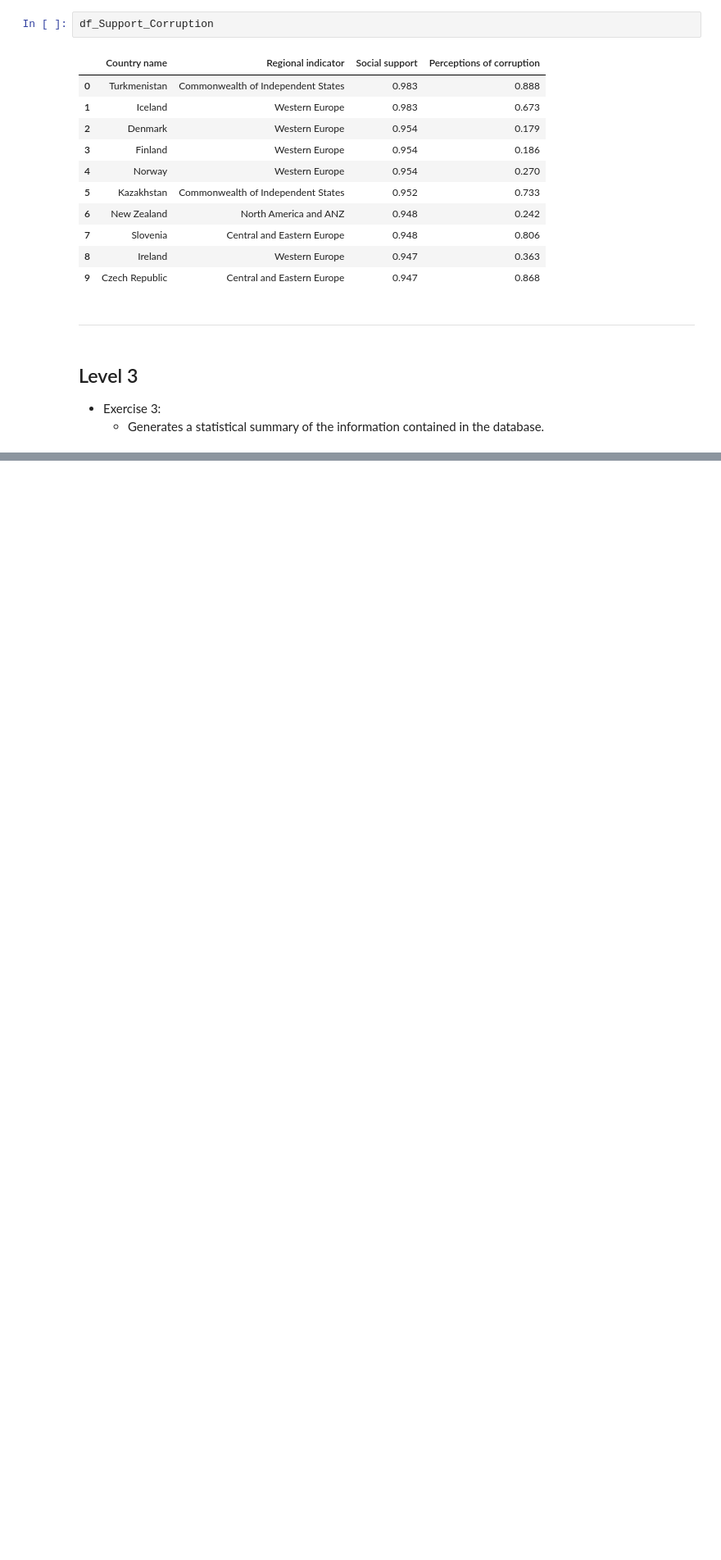
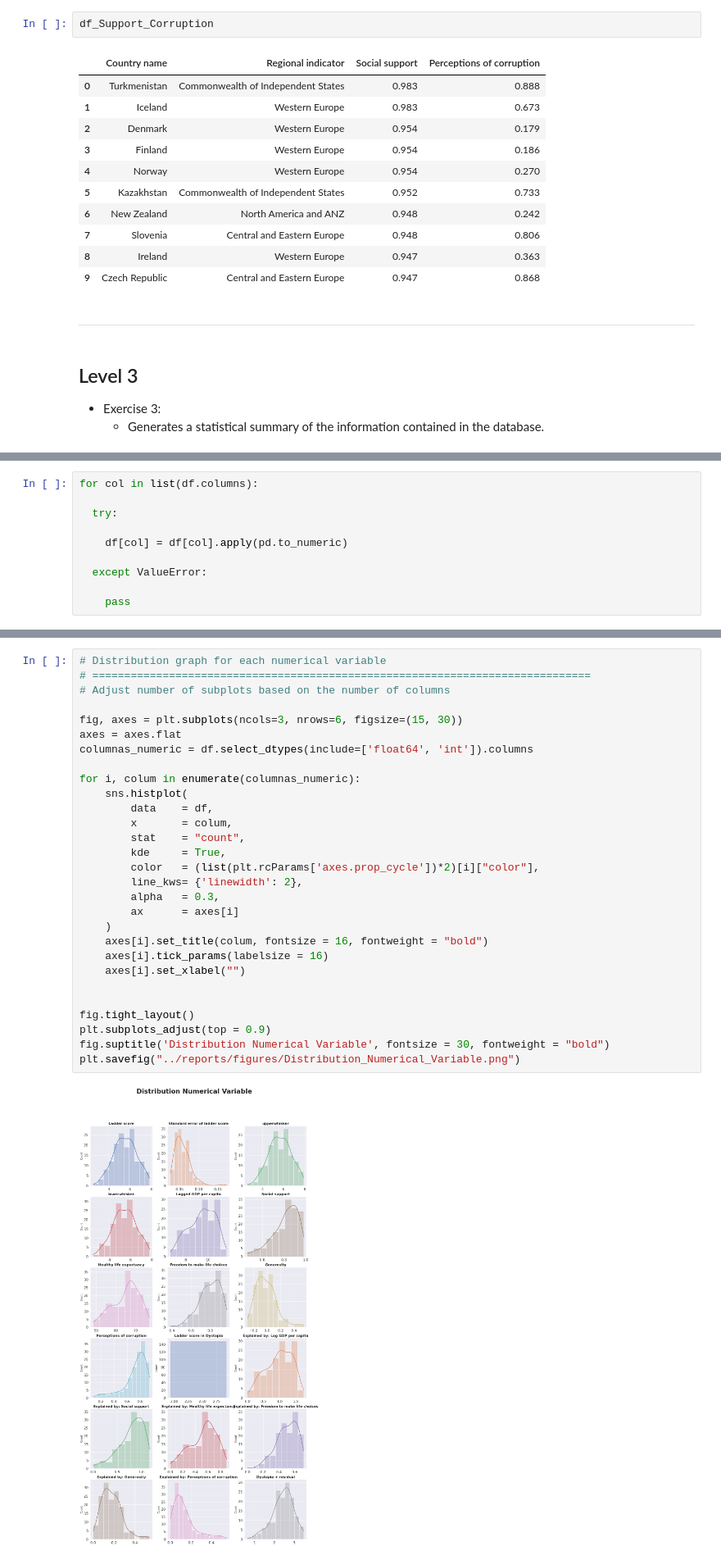
Before and after one commit to jesussantana/NoSQL-Database, a Jupyter notebook: notebooks/S18_T01_NoSQL_Database.ipynb, the cells around one changed output, grey strips where cells are left out. Shown at 82% size. Saved outputs shown, nothing was run; the diff lists cells and outputs as text; blank space fills up the shorter version.

```diff
--- a/notebooks/S18_T01_NoSQL_Database.ipynb
+++ b/notebooks/S18_T01_NoSQL_Database.ipynb
@@ -224,0 +301,10 @@ df_Support_Corruption
+# %%
+for col in list(df.columns):
+
+  try:
+
+    df[col] = df[col].apply(pd.to_numeric)
+
+  except ValueError:
+
+    pass
@@ -224,0 +395,31 @@ df_Support_Corruption
+# %%
+# Distribution graph for each numerical variable
+# ==============================================================================
+# Adjust number of subplots based on the number of columns
+
+fig, axes = plt.subplots(ncols=3, nrows=6, figsize=(15, 30))
+axes = axes.flat
+columnas_numeric = df.select_dtypes(include=['float64', 'int']).columns
+
+for i, colum in enumerate(columnas_numeric):
+    sns.histplot(
+        data    = df,
+        x       = colum,
+        stat    = "count",
+        kde     = True,
+        color   = (list(plt.rcParams['axes.prop_cycle'])*2)[i]["color"],
+        line_kws= {'linewidth': 2},
+        alpha   = 0.3,
+        ax      = axes[i]
+    )
+    axes[i].set_title(colum, fontsize = 16, fontweight = "bold")
+    axes[i].tick_params(labelsize = 16)
+    axes[i].set_xlabel("")
+
+
+fig.tight_layout()
+plt.subplots_adjust(top = 0.9)
+fig.suptitle('Distribution Numerical Variable', fontsize = 30, fontweight = "bold")
+plt.savefig("../reports/figures/Distribution_Numerical_Variable.png")
+# %% [output]
+[figure, added]
```
Also changed, not shown: parts of 26 cells of this notebook, 3 other files.
